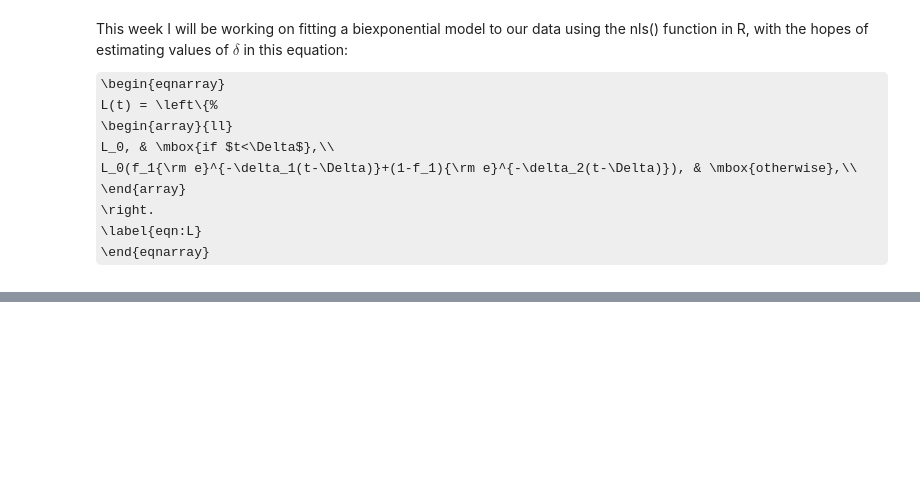
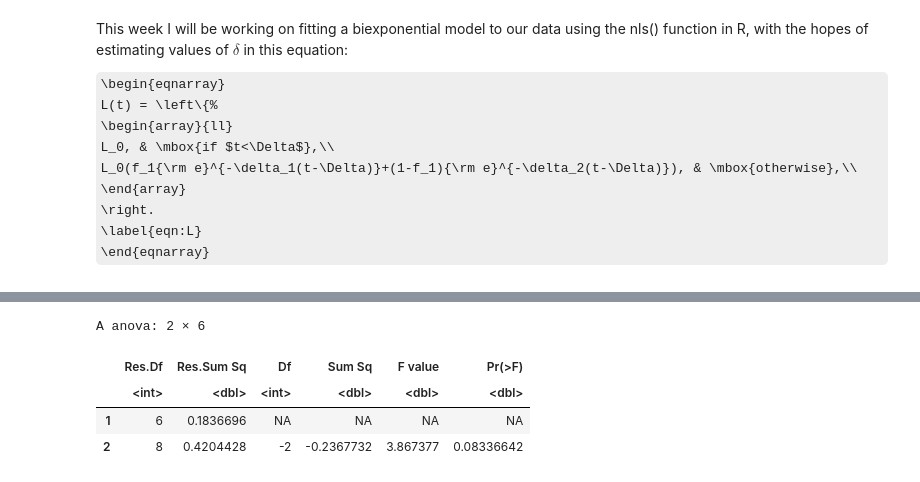
Before and after one commit to alanewing/tcellkineticsproj, a Jupyter notebook: LabJournal.ipynb, the cells around one changed output, grey strips where cells are left out. Saved outputs shown, nothing was run; the diff lists cells and outputs as text; code cells hidden in the pictures; some formulas as TeX source; blank space fills up the shorter version.

```diff
--- a/LabJournal.ipynb
+++ b/LabJournal.ipynb
@@ -245,0 +358,8 @@ ERROR: Error in nls(y ~ lo * (f1 * exp(-d1 * (t - delta)) + (1 - f1) * exp(-d2(t
+# %%
+anova(nlm3,nlm4)
+# %% [output]
+A anova: 2 × 6
+|  | Res.Df | Res.Sum Sq | Df | Sum Sq | F value | Pr(>F) |
+|  | <int> | <dbl> | <int> | <dbl> | <dbl> | <dbl> |
+| 1 | 6 | 0.1836696 | NA | NA | NA | NA |
+| 2 | 8 | 0.4204428 | -2 | -0.2367732 | 3.867377 | 0.08336642 |
```
Also changed, not shown: parts of 8 cells of this notebook.
